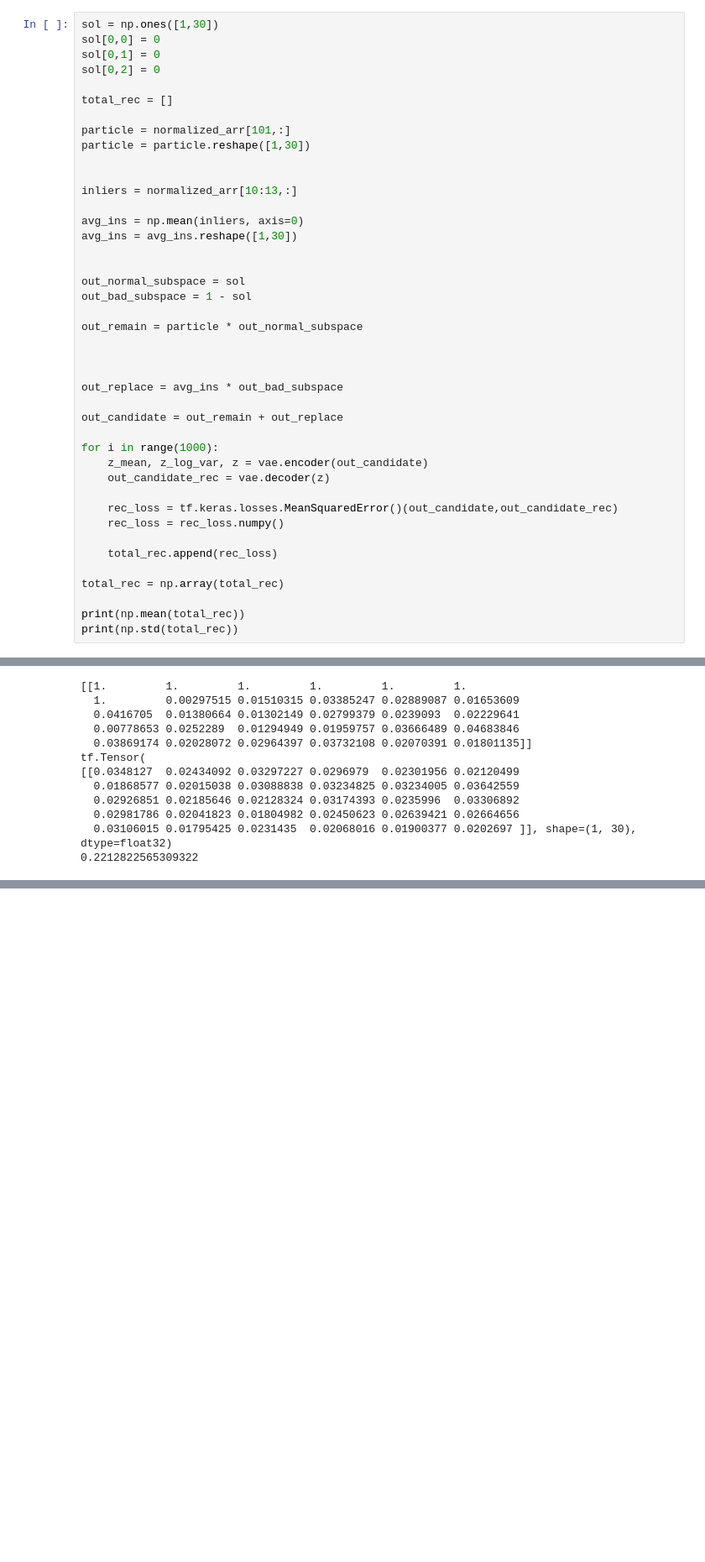
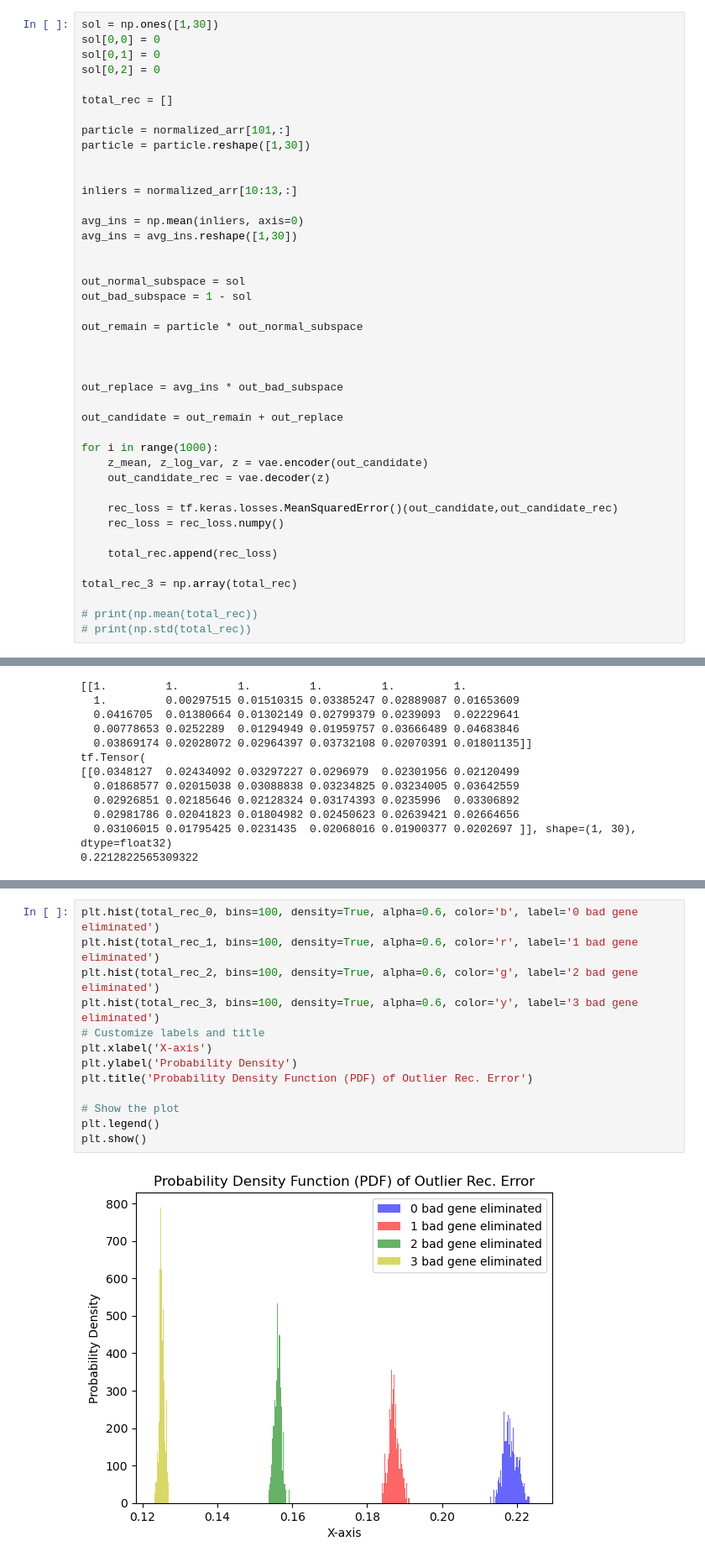
Before and after one commit to SMATousi/outlier_VAE, a Jupyter notebook: Dual_eq_Min.ipynb, the cells around one changed output, grey strips where cells are left out. Shown: that part at 84% size. Cells and saved outputs as stored; diff of their text form; blank space fills up the shorter version.

```diff
--- a/Dual_eq_Min.ipynb
+++ b/Dual_eq_Min.ipynb
@@ -852,7 +891,7 @@ for i in range(1000):
 
     total_rec.append(rec_loss)
 
-total_rec = np.array(total_rec)
+total_rec_3 = np.array(total_rec)
 
-print(np.mean(total_rec))
-print(np.std(total_rec))
+# print(np.mean(total_rec))
+# print(np.std(total_rec))
@@ -938,0 +1029,15 @@ plt.show()
+# %%
+plt.hist(total_rec_0, bins=100, density=True, alpha=0.6, color='b', label='0 bad gene eliminated')
+plt.hist(total_rec_1, bins=100, density=True, alpha=0.6, color='r', label='1 bad gene eliminated')
+plt.hist(total_rec_2, bins=100, density=True, alpha=0.6, color='g', label='2 bad gene eliminated')
+plt.hist(total_rec_3, bins=100, density=True, alpha=0.6, color='y', label='3 bad gene eliminated')
+# Customize labels and title
+plt.xlabel('X-axis')
+plt.ylabel('Probability Density')
+plt.title('Probability Density Function (PDF) of Outlier Rec. Error')
+
+# Show the plot
+plt.legend()
+plt.show()
+# %% [output]
+[figure, added]
```
Also changed, not shown: parts of 14 cells of this notebook, 1 other file.
